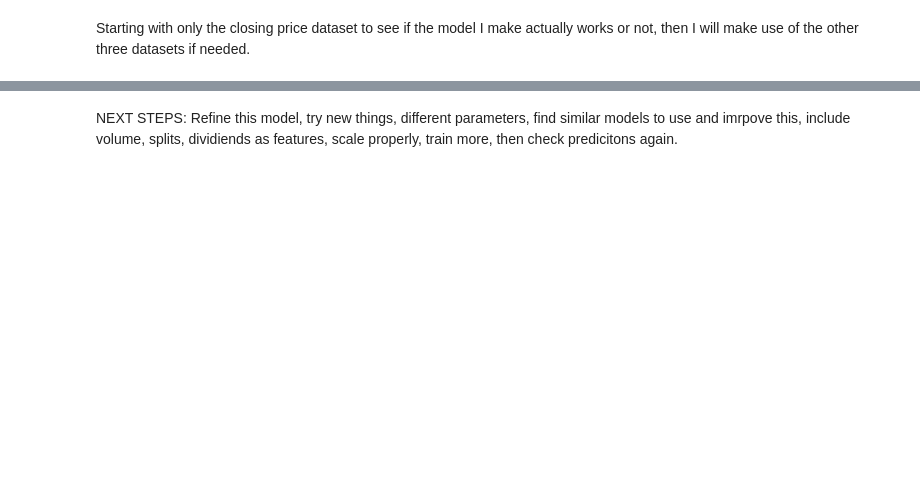
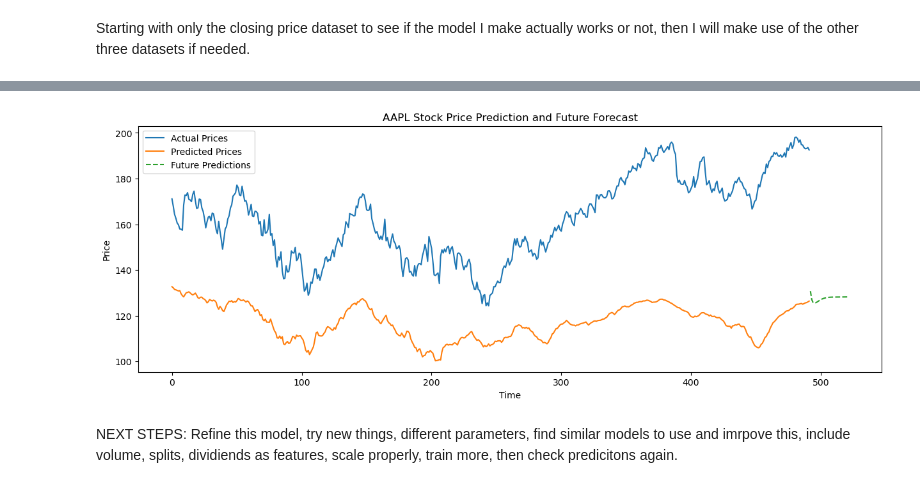
Before and after one commit to cjcj1/QMIND-StockBot-2024, a Jupyter notebook: LSTM_model.ipynb, the cells around one changed output, grey strips where cells are left out. Cells and saved outputs as stored; diff of their text form; code cells hidden in the pictures; blank space fills up the shorter version.

```diff
--- a/LSTM_model.ipynb
+++ b/LSTM_model.ipynb
@@ -174,0 +214,46 @@ Mean Absolute Error: 40.62364929028718
+# %%
+n_future_steps = 30  # For example, predict 30 days into the future
+
+# Get the last sequence from X_test (assuming X_test is ordered chronologically)
+last_sequence = X_test[-1:]  # Take the last sequence for prediction
+
+new_predictions = []
+for _ in range(n_future_steps):
+    # Predict the next step
+    next_step_prediction = model.predict(last_sequence)
+
+    # Append the prediction to the new_predictions list
+    new_predictions.append(next_step_prediction[0])
+
+    # Update the last_sequence with the predicted value
+    last_sequence = np.append(last_sequence[:, 1:, :], [next_step_prediction], axis=1)
+
+# Now, new_predictions contains your future predictions in scaled form
+# Convert new_predictions to a numpy array for inverse transformation
+new_predictions_array = np.array(new_predictions)
+
+# If your scaler was fit on the original dataset with multiple features/columns,
+# you need to prepare the data for inverse transformation properly
+if df.shape[1] > 1:
+    # We need to create a dummy array with the same shape as the training data
+    dummy_array = np.zeros((len(new_predictions_array), df.shape[1]))
+    # Place the predictions in the correct column
+    dummy_array[:, stock_index] = new_predictions_array[:, 0]
+    # Now, inverse transform using the dummy array
+    new_predictions_inversed = scaler.inverse_transform(dummy_array)[:, stock_index]
+else:
+    # If your dataset only contains one feature, you can directly inverse transform
+    new_predictions_inversed = scaler.inverse_transform(new_predictions_array)
+
+# Plotting the results
+plt.figure(figsize=(15, 5))
+plt.plot(range(len(selected_stock_real)), selected_stock_real, label='Actual Prices')
+plt.plot(range(len(selected_stock_real)), selected_stock_predictions, label='Predicted Prices')
+# Plot future predictions
+plt.plot(range(len(selected_stock_real), len(selected_stock_real) + n_future_steps), new_predictions_inversed, label='Future Predictions', linestyle="--")
+plt.title(f'{df.columns[stock_index]} Stock Price Prediction and Future Forecast')
+plt.xlabel('Time')
+plt.ylabel('Price')
+plt.legend()
+plt.show()
+# %% [output]
@@ -175,2 +277,3 @@ Mean Absolute Error: 40.62364929028718
+[figure, added]
 # %% [markdown]
 NEXT STEPS: Refine this model, try new things, different parameters, find similar models to use and imrpove this, include volume, splits, dividiends as features, scale properly, train more, then check predicitons again.
```
Also changed, not shown: parts of 4 cells of this notebook.
